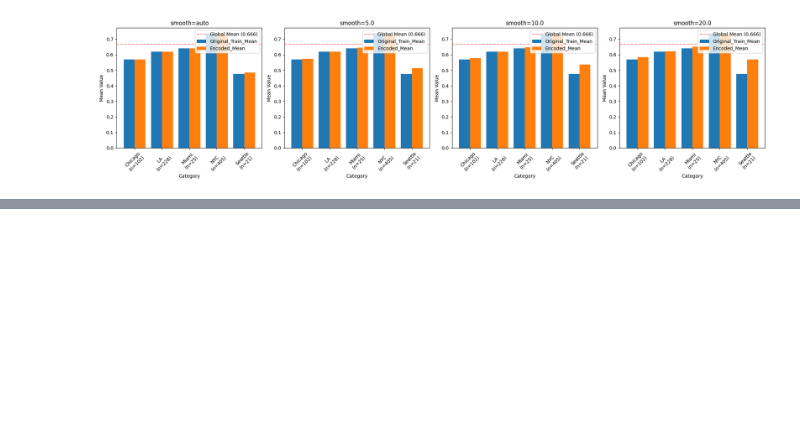
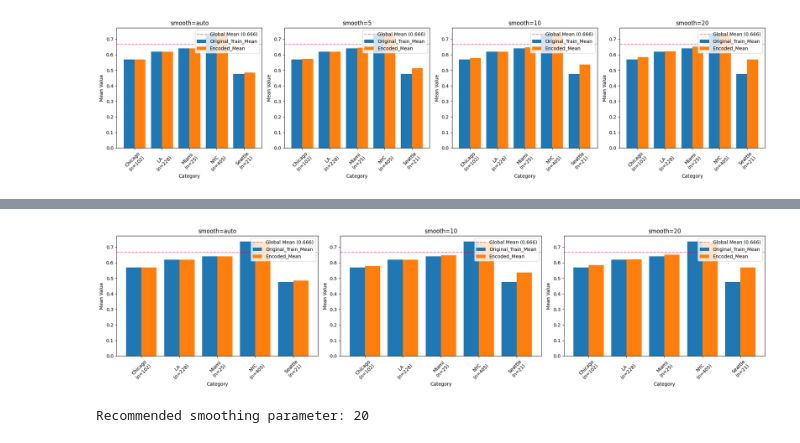
Before and after one commit to MenaWANG/mlflow-demo, a Jupyter notebook: pyfunc_mean_encoding.ipynb, the cells around one changed output, grey strips where cells are left out. Cells and saved outputs as stored; diff of their text form; code cells hidden in the pictures; blank space fills up the shorter version.

Commit message:
visualization and recommendtion for smoothing strategy

```diff
--- a/pyfunc_mean_encoding.ipynb
+++ b/pyfunc_mean_encoding.ipynb
@@ -454,7 +454,7 @@ def plot_target_encoding_comparison(X_train, y_train, smooth_params,
 # %%
 results = plot_target_encoding_comparison(X_train, y_train,
                                         target_col= 'city',
-                                        smooth_params=['auto', 5.0, 10.0, 20.0],
+                                        smooth_params=['auto', 5, 10, 20],
                                         figsize=(20, 5))
 # %% [output]
 [figure]
@@ -460,0 +737,12 @@ results = plot_target_encoding_comparison(X_train, y_train,
+# %%
+results = PreProcessor.plot_target_encoding_comparison(X_train, y_train,
+                                        target_col= 'city',
+                                        smooth_params=['auto', 10, 20],
+                                        figsize=(20, 5))
+# %% [output]
+[figure, added]
+# %%
+recommended_smooth = PreProcessor.recommend_smoothing(X_train, 'city')
+print(f"Recommended smoothing parameter: {recommended_smooth}")
+# %% [output]
+Recommended smoothing parameter: 20
```
Also changed, not shown: parts of 3 cells of this notebook.
